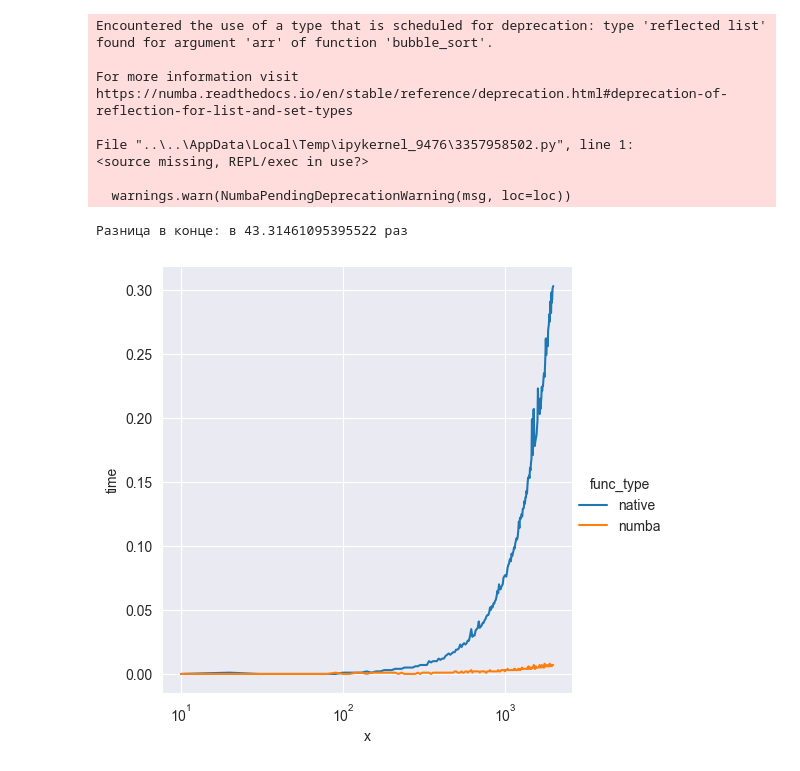
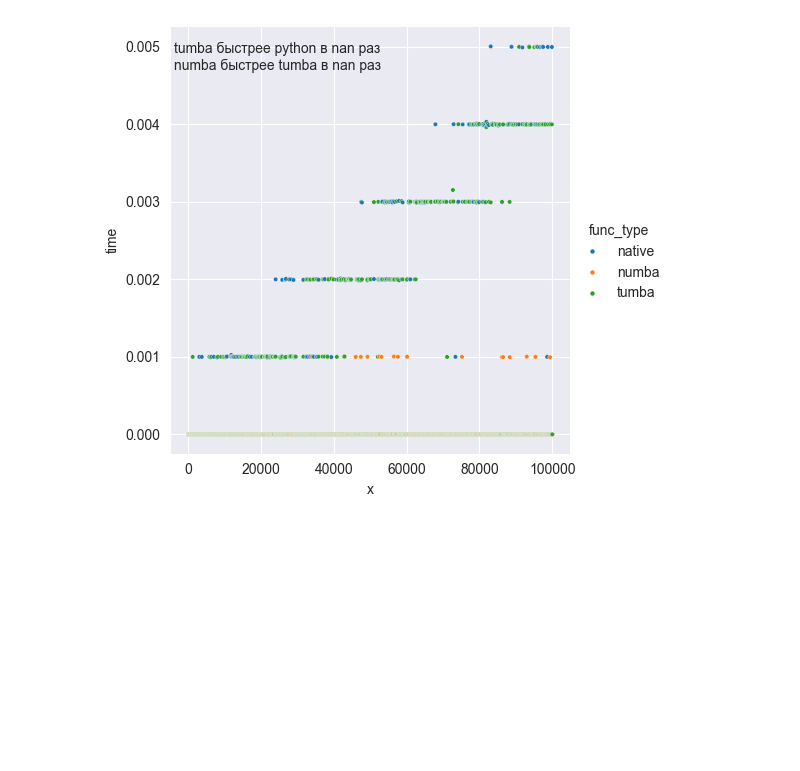
Before and after one commit to ploschka/python-tumba, a Jupyter notebook: DOCS/Benchmark.ipynb, the cells around one changed output. Drawn from its saved outputs; the diff is of its cells as text; code cells hidden in the pictures; blank space fills up the shorter version.

```diff
--- a/DOCS/Benchmark.ipynb
+++ b/DOCS/Benchmark.ipynb
@@ -74,14 +103,0 @@ benchmark(heavy_math, Ns, Ns)
-# %%
-def bubble_sort(arr: np.ndarray):
-    n = len(arr)
-    arr = arr.copy()
-    for i in range(n):
-        for j in range(0, n - i - 1):
-            if arr[j] > arr[j + 1]:
-                arr[j], arr[j+1] = arr[j+1], arr[j]
-
-arrays = []
-Ns = list(range(10, 1000, 10))
-for N in Ns:
-    arrays.append(np.random.random(N))
-benchmark(bubble_sort, arrays, Ns, log_scalex=True)
@@ -91,25 +104,16 @@ benchmark(bubble_sort, arrays, Ns, log_scalex=True)
 # %%
-def bubble_sort(arr: list):
-    n = len(arr)
-    arr = arr.copy()
-    for i in range(n):
-        for j in range(0, n - i - 1):
-            if arr[j] > arr[j + 1]:
-                arr[j], arr[j+1] = arr[j+1], arr[j]
+def is_prime(N: int) -> bool:
+    if N % 2 == 0:
+        return False
+    else:
+        dividor = 3
+        while dividor < N / 2 + 1:
+            if (N % dividor) == 0:
+                return True
+            dividor = dividor + 2
+        return False
 
-arrays = []
-Ns = list(range(10, 2000, 10))
-for N in Ns:
-    arrays.append(list(np.random.random(N)))
-benchmark(bubble_sort, arrays, Ns, log_scalex=True)
+Ns = list(range(1, 100002, 100))
+benchmark(is_prime, Ns, Ns)
 # %% [output]
-Encountered the use of a type that is scheduled for deprecation: type 'reflected list' found for argument 'arr' of function 'bubble_sort'.
-
-For more information visit https://numba.readthedocs.io/en/stable/reference/deprecation.html#deprecation-of-reflection-for-list-and-set-types
-
-File "..\..\AppData\Local\Temp\ipykernel_9476\3357958502.py", line 1:
-<source missing, REPL/exec in use?>
-
-  warnings.warn(NumbaPendingDeprecationWarning(msg, loc=loc))
-Разница в конце: в 43.31461095395522 раз
-[figure, old version]
+[figure, new version]
```
Also changed, not shown: parts of 5 cells of this notebook, 1 other file.
